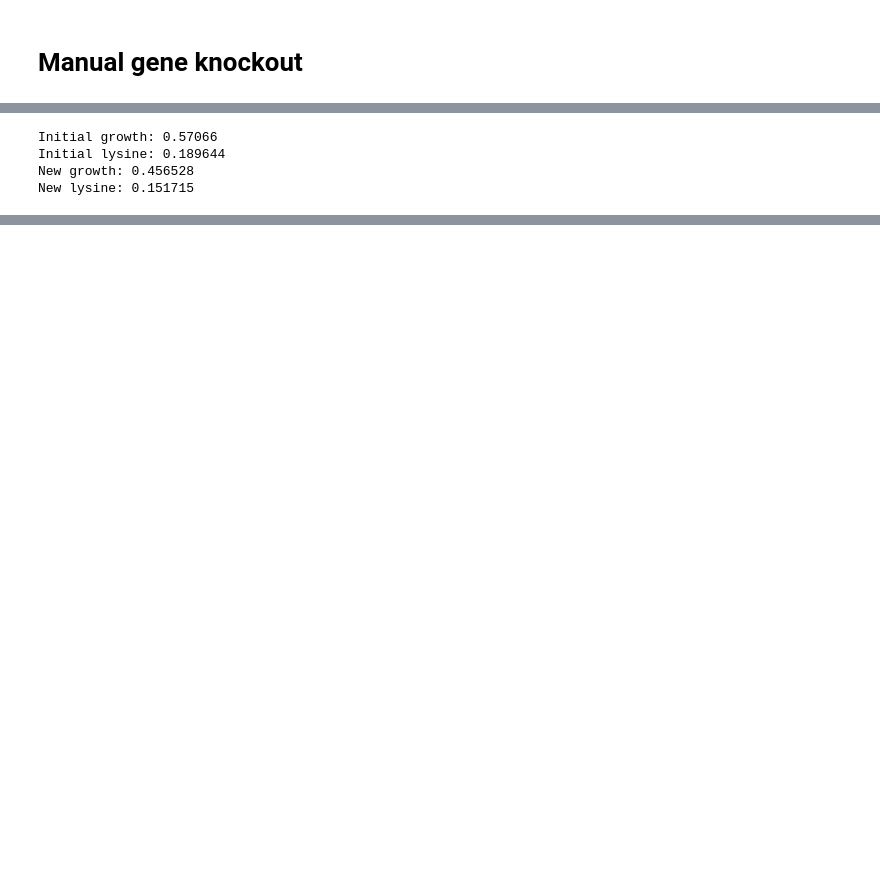
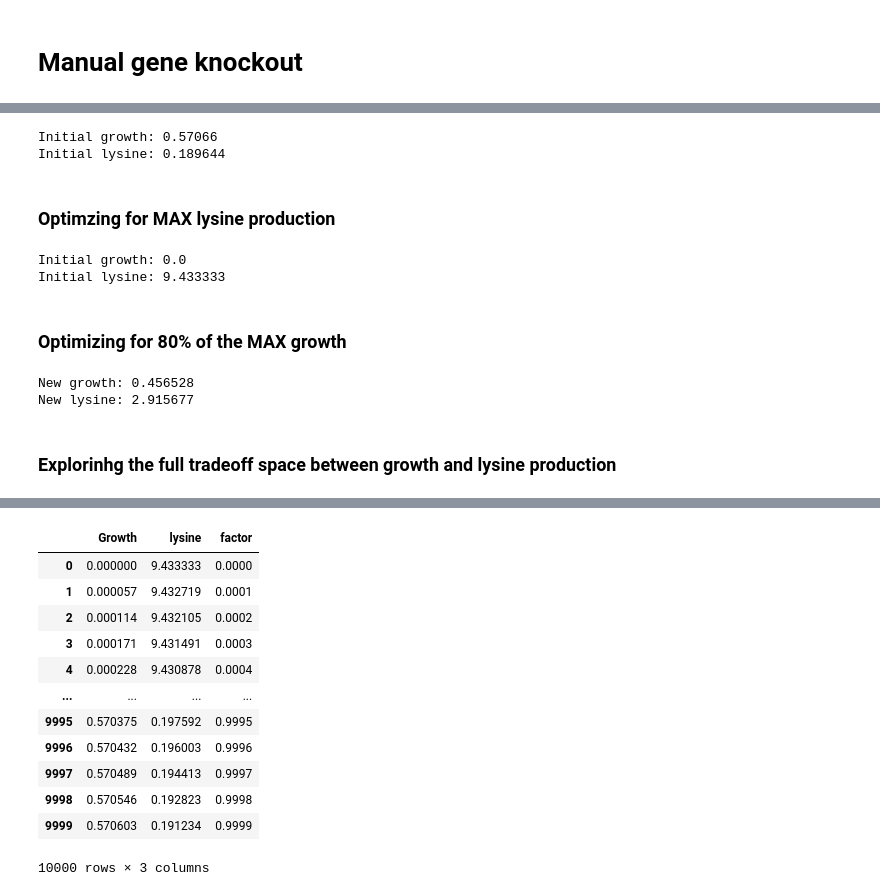
Before and after one commit to 27410/group-assingment-group-9, a Jupyter notebook: manual_gene_knockout.ipynb, the cells around one changed output, grey strips where cells are left out. Drawn from its saved outputs; the diff is of its cells as text; code cells hidden in the pictures; blank space fills up the shorter version.

```diff
--- a/manual_gene_knockout.ipynb
+++ b/manual_gene_knockout.ipynb
@@ -32,21 +25,52 @@ dmapps.gene_reaction_rule = '(fcd1)'
 # %%
-model.objective = model.reactions.DAPDC
+model.objective = model.reactions.Growth
 solution = model.optimize()
-
 initial_growth, initial_lysine = solution['Growth'], solution['DAPDC']
-
 print(f"Initial growth: {round(initial_growth, 6)}")
 print(f"Initial lysine: {round(initial_lysine, 6)}")
-
-# Optimizing with 80% of the initial growth
-model.reactions.Growth.bounds = (0, initial_growth*0.8)
-model.objective = model.reactions.DAPDC
-solution_2 = model.optimize()
-
-print(f"New growth: {round(solution_2['Growth'], 6)}")
-print(f"New lysine: {round(solution_2['DAPDC'], 6)}")
 # %% [output]
 Initial growth: 0.57066
 Initial lysine: 0.189644
-New growth: 0.456528
-New lysine: 0.151715
+# %% [markdown]
+### Optimzing for MAX lysine production
+# %%
+model.objective = model.reactions.DAPDC
+solution = model.optimize()
+initial_growth, initial_lysine = solution['Growth'], solution['DAPDC']
+print(f"Initial growth: {round(initial_growth, 6)}")
+print(f"Initial lysine: {round(initial_lysine, 6)}")
+# %% [output]
+Initial growth: 0.0
+Initial lysine: 9.433333
+# %% [markdown]
+### Optimizing for 80% of the MAX growth
+# %%
+model.reactions.Growth.bounds = (initial_growth*0.8, 1000)
+model.objective = model.reactions.DAPDC
+solution_2 = model.optimize()
+
+print(f"New growth: {round(solution_2['Growth'], 6)}")
+print(f"New lysine: {round(solution_2['DAPDC'], 6)}")
+# %% [output]
+New growth: 0.456528
+New lysine: 2.915677
+# %% [markdown]
+### Explorinhg the full tradeoff space between growth and lysine production
+# %%
+%%time
+factor_scan = []
+
+for factor in np.arange(0.0, 1.0, 0.0001):
+    model.reactions.Growth.bounds = (initial_growth*factor, 1000)
+    model.objective = model.reactions.DAPDC
+    solution = model.optimize()
+
+    factor_scan.append({
+        "Growth": solution['Growth'],
+        "lysine": solution['DAPDC'],
+        "factor": factor
+    })
+
+df = pd.DataFrame(factor_scan, columns=["Growth", "lysine", "factor"])
+df
+# %% [output]
@@ -52,0 +78,13 @@ New lysine: 0.151715
+|  | Growth | lysine | factor |
+| 0 | 0.000000 | 9.433333 | 0.0000 |
+| 1 | 0.000057 | 9.432719 | 0.0001 |
+| 2 | 0.000114 | 9.432105 | 0.0002 |
+| 3 | 0.000171 | 9.431491 | 0.0003 |
+| 4 | 0.000228 | 9.430878 | 0.0004 |
+| ... | ... | ... | ... |
+| 9995 | 0.570375 | 0.197592 | 0.9995 |
+| 9996 | 0.570432 | 0.196003 | 0.9996 |
+| 9997 | 0.570489 | 0.194413 | 0.9997 |
+| 9998 | 0.570546 | 0.192823 | 0.9998 |
+| 9999 | 0.570603 | 0.191234 | 0.9999 |
+10000 rows × 3 columns
```
Also changed, not shown: parts of 18 cells of this notebook, 2 other files.
